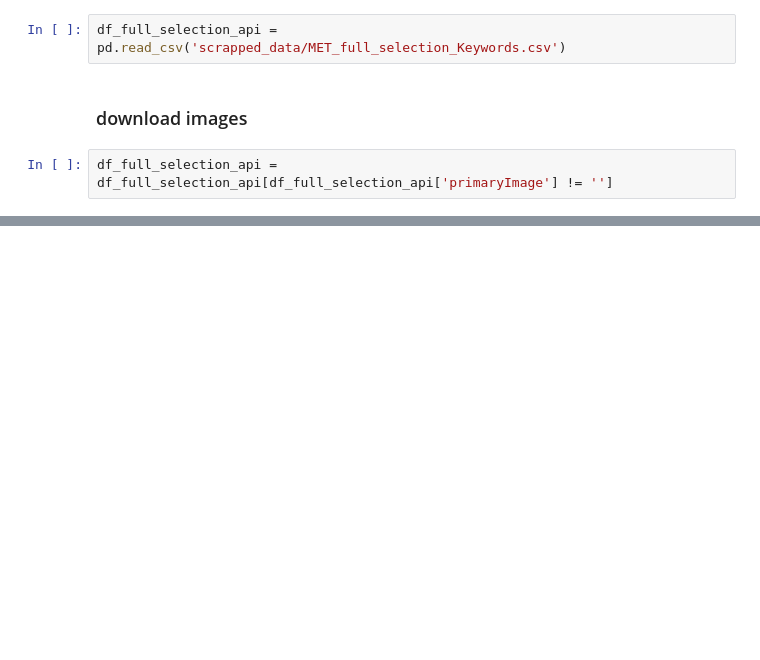
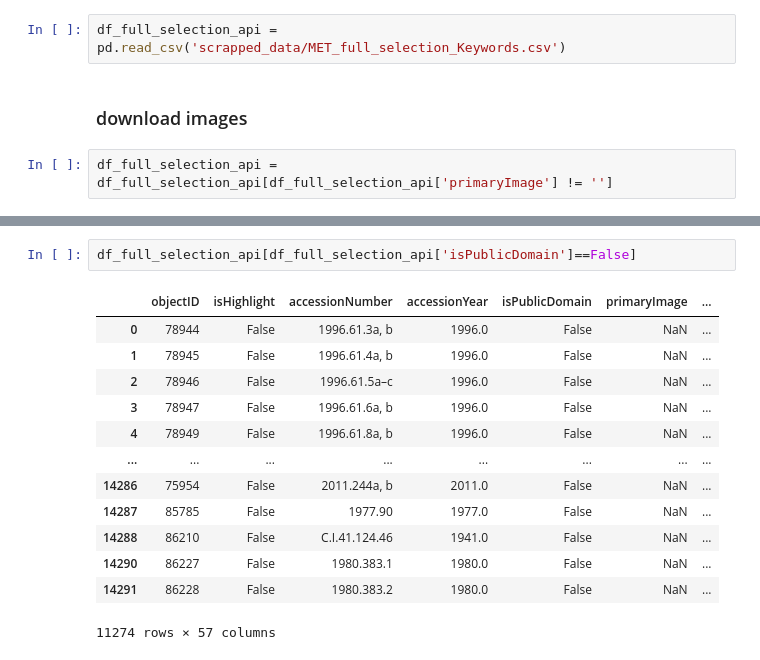
Before and after one commit to vivyhasadream/vintage_clothes_generator, a Jupyter notebook: Data Scraping.ipynb, the cells around one changed output, grey strips where cells are left out. Saved outputs shown, nothing was run; the diff lists cells and outputs as text; blank space fills up the shorter version.

```diff
--- a/Data Scraping.ipynb
+++ b/Data Scraping.ipynb
@@ -502 +506,17 @@ df_full_selection_api.shape
+# %%
+df_full_selection_api[df_full_selection_api['isPublicDomain']==False]
+# %% [output]
+|  | objectID | isHighlight | accessionNumber | accessionYear | isPublicDomain | primaryImage | ... |
+| 0 | 78944 | False | 1996.61.3a, b | 1996.0 | False | NaN | ... |
+| 1 | 78945 | False | 1996.61.4a, b | 1996.0 | False | NaN | ... |
+| 2 | 78946 | False | 1996.61.5a–c | 1996.0 | False | NaN | ... |
+| 3 | 78947 | False | 1996.61.6a, b | 1996.0 | False | NaN | ... |
+| 4 | 78949 | False | 1996.61.8a, b | 1996.0 | False | NaN | ... |
+| ... | ... | ... | ... | ... | ... | ... | ... |
+| 14286 | 75954 | False | 2011.244a, b | 2011.0 | False | NaN | ... |
+| 14287 | 85785 | False | 1977.90 | 1977.0 | False | NaN | ... |
+| 14288 | 86210 | False | C.I.41.124.46 | 1941.0 | False | NaN | ... |
+| 14290 | 86227 | False | 1980.383.1 | 1980.0 | False | NaN | ... |
+| 14291 | 86228 | False | 1980.383.2 | 1980.0 | False | NaN | ... |
+11274 rows × 57 columns
 # %%
```
Also changed, not shown: parts of 3 cells of this notebook.
